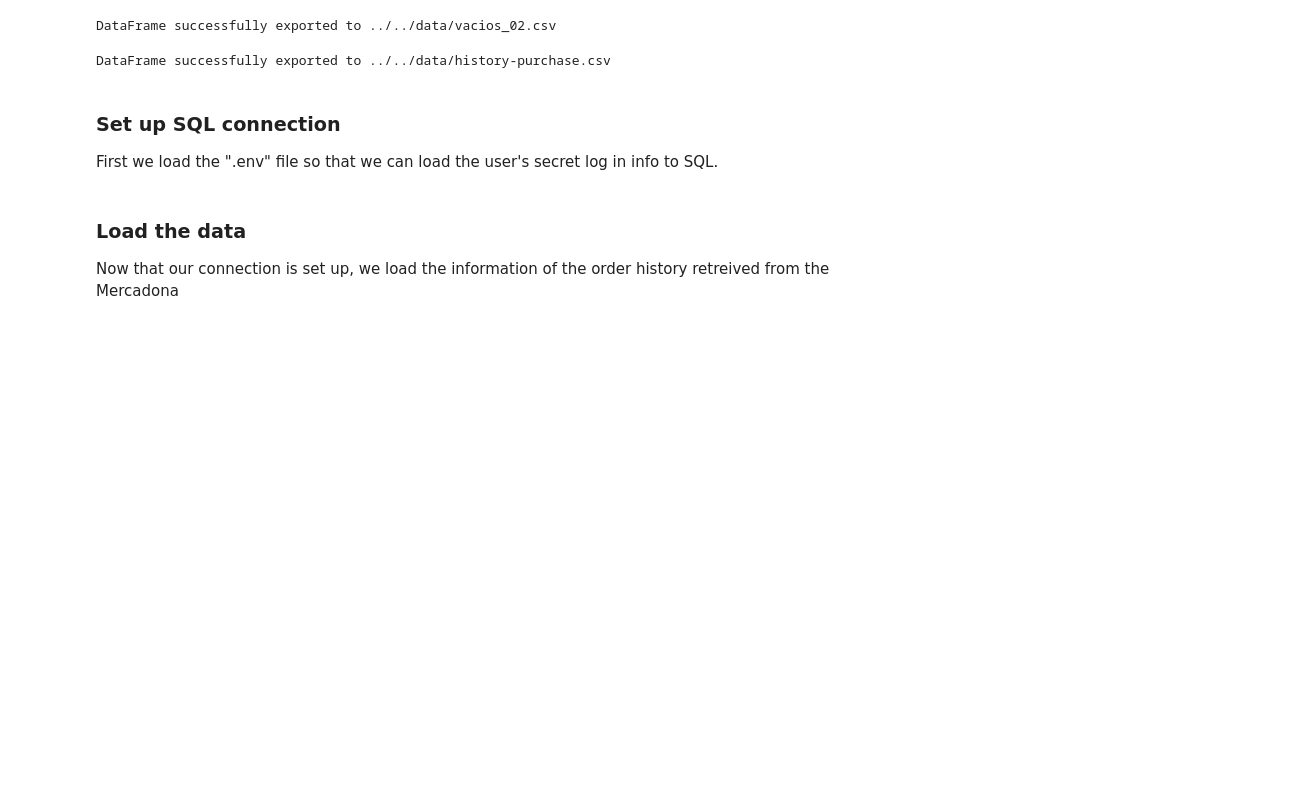
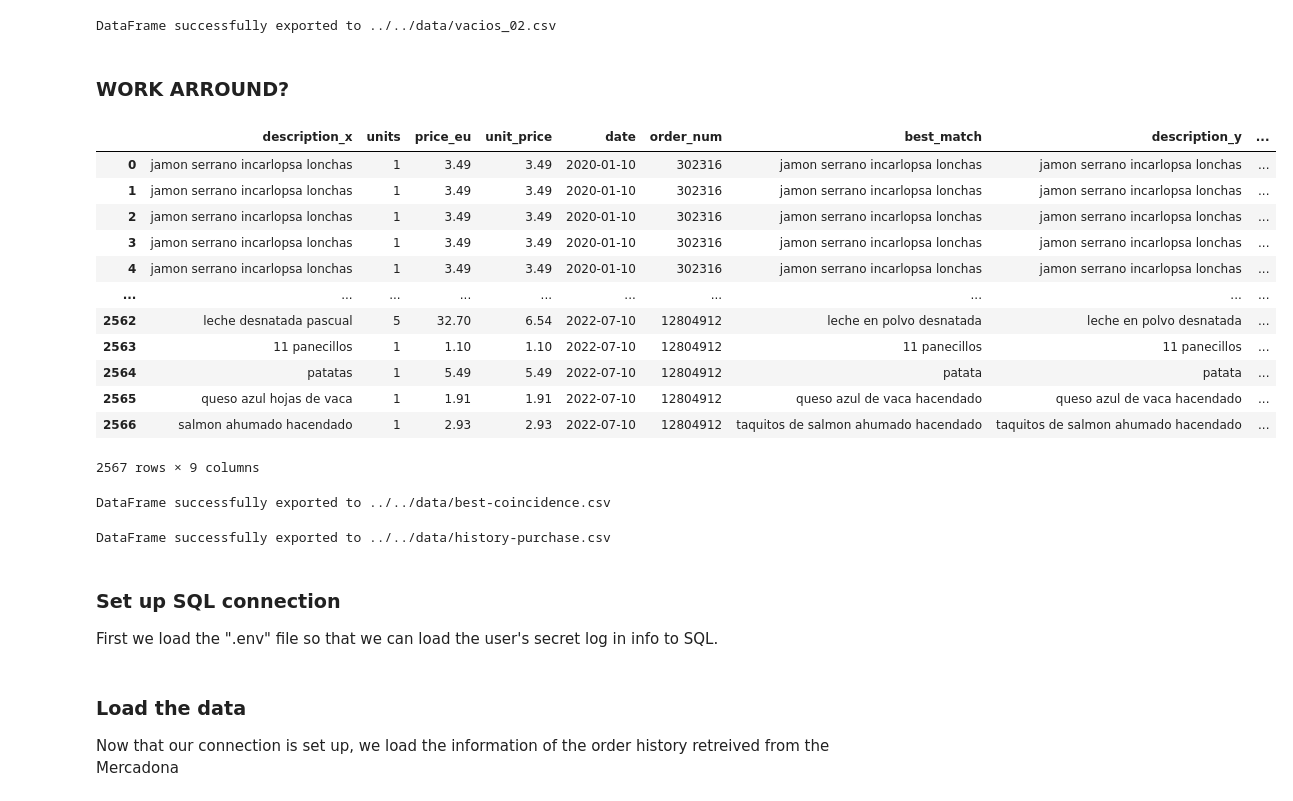
Before and after one commit to modelal/GroceryPrices-AnalysisAndEvolution, a Jupyter notebook: notebooks/historical-purchase-data/historical-purchase-merge_to_sql.ipynb, the cells around one changed output. Cells and saved outputs as stored; diff of their text form; code cells hidden in the pictures; blank space fills up the shorter version.

```diff
--- a/notebooks/historical-purchase-data/historical-purchase-merge_to_sql.ipynb
+++ b/notebooks/historical-purchase-data/historical-purchase-merge_to_sql.ipynb
@@ -139,2 +136,0 @@ df = pd.merge(df, codes, how='left', left_on='description', right_on='descriptio
-# %%
-df = df.drop_duplicates(subset=['description', 'date'])
@@ -156,0 +139,2 @@ df
+# %%
+df = pd.merge(df, codes, how='left', on='description')
@@ -183,6 +183,46 @@ export_to_csv(vacios, "../../data/vacios_02")
 DataFrame successfully exported to ../../data/vacios_02.csv
 # %%
 df = pd.merge(df, codes, on='description', how='left')
+# %% [markdown]
+### WORK ARROUND?
+# %%
+from fuzzywuzzy import fuzz
+from fuzzywuzzy import process
+import pandas as pd
+
+df1 = df
+df2 = codes
+
+
+# Function to get best match
+def get_best_match(row, choices):
+    return process.extractOne(row['description'], choices, scorer=fuzz.token_sort_ratio)[0]
+
+# Apply fuzzy matching to get best matches
+df1['best_match'] = df1.apply(get_best_match, args=(df2['description'],), axis=1)
+
+# Merge based on best matches
+merged_df = pd.merge(df1, df2, how='left', left_on='best_match', right_on='description')
+
+merged_df
+# %% [output]
+|  | description_x | units | price_eu | unit_price | date | order_num | best_match | description_y | ... |
+| 0 | jamon serrano incarlopsa lonchas | 1 | 3.49 | 3.49 | 2020-01-10 | 302316 | jamon serrano incarlopsa lonchas | jamon serrano incarlopsa lonchas | ... |
+| 1 | jamon serrano incarlopsa lonchas | 1 | 3.49 | 3.49 | 2020-01-10 | 302316 | jamon serrano incarlopsa lonchas | jamon serrano incarlopsa lonchas | ... |
+| 2 | jamon serrano incarlopsa lonchas | 1 | 3.49 | 3.49 | 2020-01-10 | 302316 | jamon serrano incarlopsa lonchas | jamon serrano incarlopsa lonchas | ... |
+| 3 | jamon serrano incarlopsa lonchas | 1 | 3.49 | 3.49 | 2020-01-10 | 302316 | jamon serrano incarlopsa lonchas | jamon serrano incarlopsa lonchas | ... |
+| 4 | jamon serrano incarlopsa lonchas | 1 | 3.49 | 3.49 | 2020-01-10 | 302316 | jamon serrano incarlopsa lonchas | jamon serrano incarlopsa lonchas | ... |
+| ... | ... | ... | ... | ... | ... | ... | ... | ... | ... |
+| 2562 | leche desnatada pascual | 5 | 32.70 | 6.54 | 2022-07-10 | 12804912 | leche en polvo desnatada | leche en polvo desnatada | ... |
+| 2563 | 11 panecillos | 1 | 1.10 | 1.10 | 2022-07-10 | 12804912 | 11 panecillos | 11 panecillos | ... |
+| 2564 | patatas | 1 | 5.49 | 5.49 | 2022-07-10 | 12804912 | patata | patata | ... |
+| 2565 | queso azul hojas de vaca | 1 | 1.91 | 1.91 | 2022-07-10 | 12804912 | queso azul de vaca hacendado | queso azul de vaca hacendado | ... |
+| 2566 | salmon ahumado hacendado | 1 | 2.93 | 2.93 | 2022-07-10 | 12804912 | taquitos de salmon ahumado hacendado | taquitos de salmon ahumado hacendado | ... |
+2567 rows × 9 columns
+# %%
+export_to_csv(merged_df, "../../data/best-coincidence")
+# %% [output]
+DataFrame successfully exported to ../../data/best-coincidence.csv
 # %%
 export_to_csv(df, "../../data/history-purchase")
 # %% [output]
```
Also changed, not shown: parts of 36 cells of this notebook, 4 other files.
